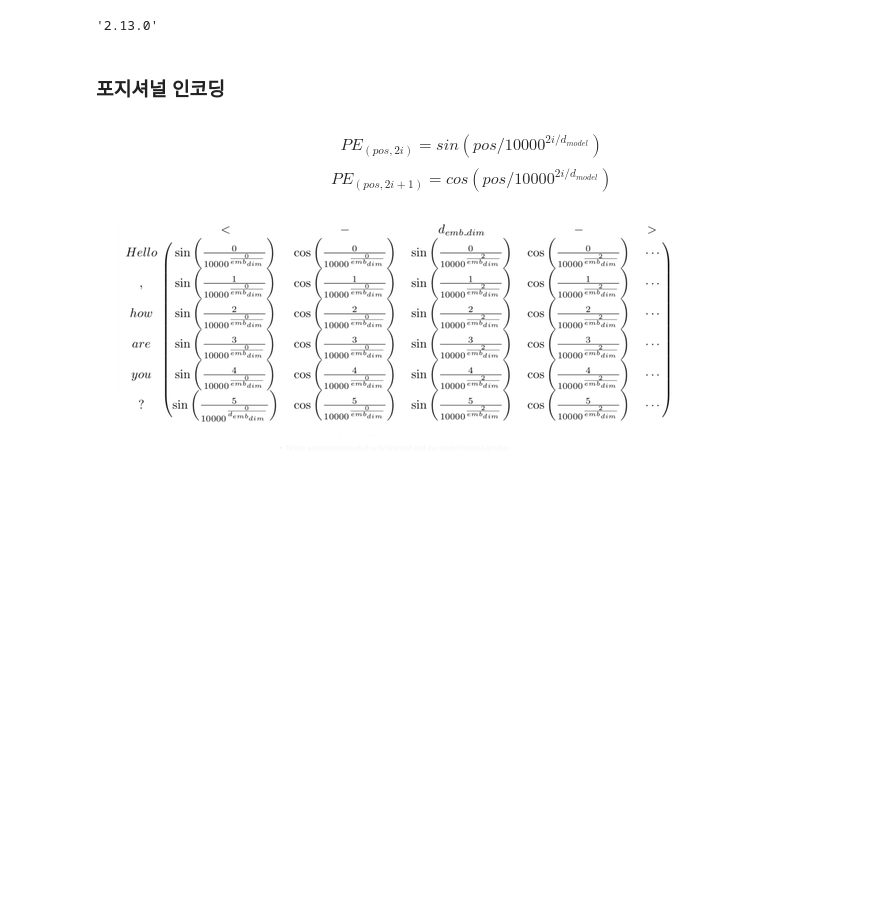
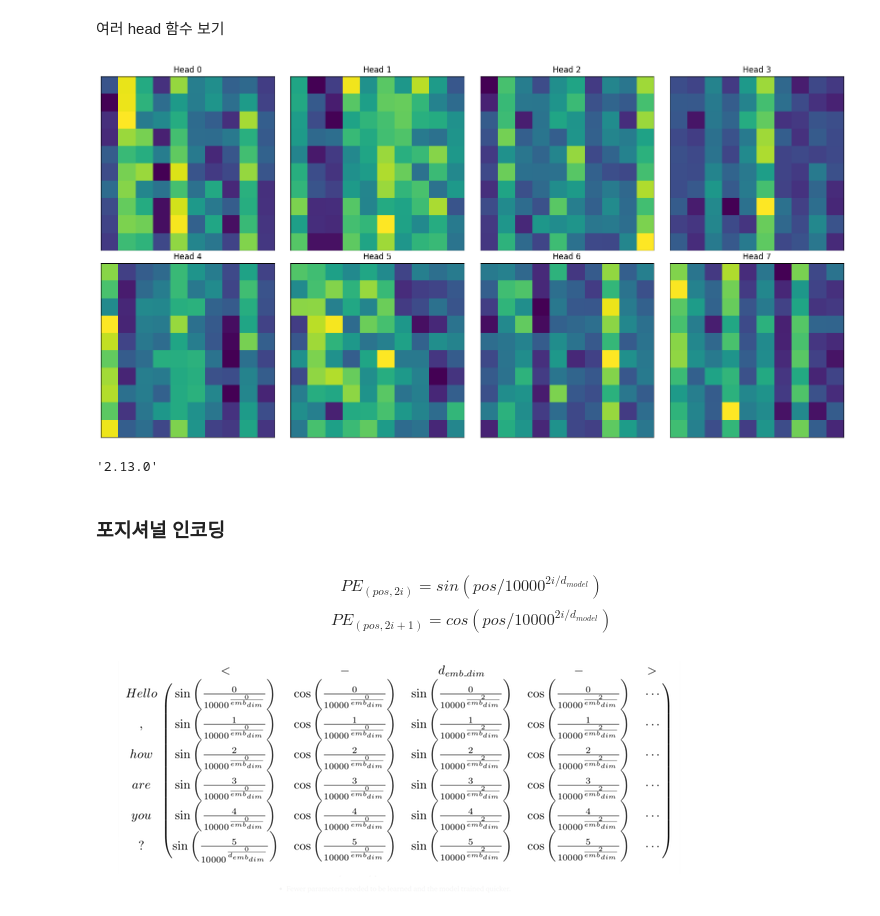
Before and after one commit to Youngpyoryu/Lecture_Note, a Jupyter notebook: 딥러닝/언어인지/Transformer_&_BERT.ipynb, the cells around one changed output. Cells and saved outputs as stored; diff of their text form; code cells hidden in the pictures; blank space fills up the shorter version.

```diff
--- a/딥러닝/언어인지/Transformer_&_BERT.ipynb
+++ b/딥러닝/언어인지/Transformer_&_BERT.ipynb
@@ -8,3 +205,22 @@
+# %% [markdown]
+여러 head 함수 보기
+# %%
+def show_all_heads(attn_weights):
+    num_heads = attn_weights.shape[1]
+    plt.figure(figsize=(16, 8))
+    for i in range(num_heads):
+        plt.subplot(2, num_heads//2, i+1)
+        plt.imshow(attn_weights[0][i], cmap='viridis')
+        plt.title(f"Head {i}")
+        plt.xticks([])
+        plt.yticks([])
+    plt.tight_layout()
+    plt.show()
+
+# 실행
+show_all_heads(attention_weights.numpy())
+# %% [output]
+[figure, added]
 # %%
 import numpy as np
 import matplotlib.pyplot as plt
```
Also changed, not shown: parts of 30 cells of this notebook.
